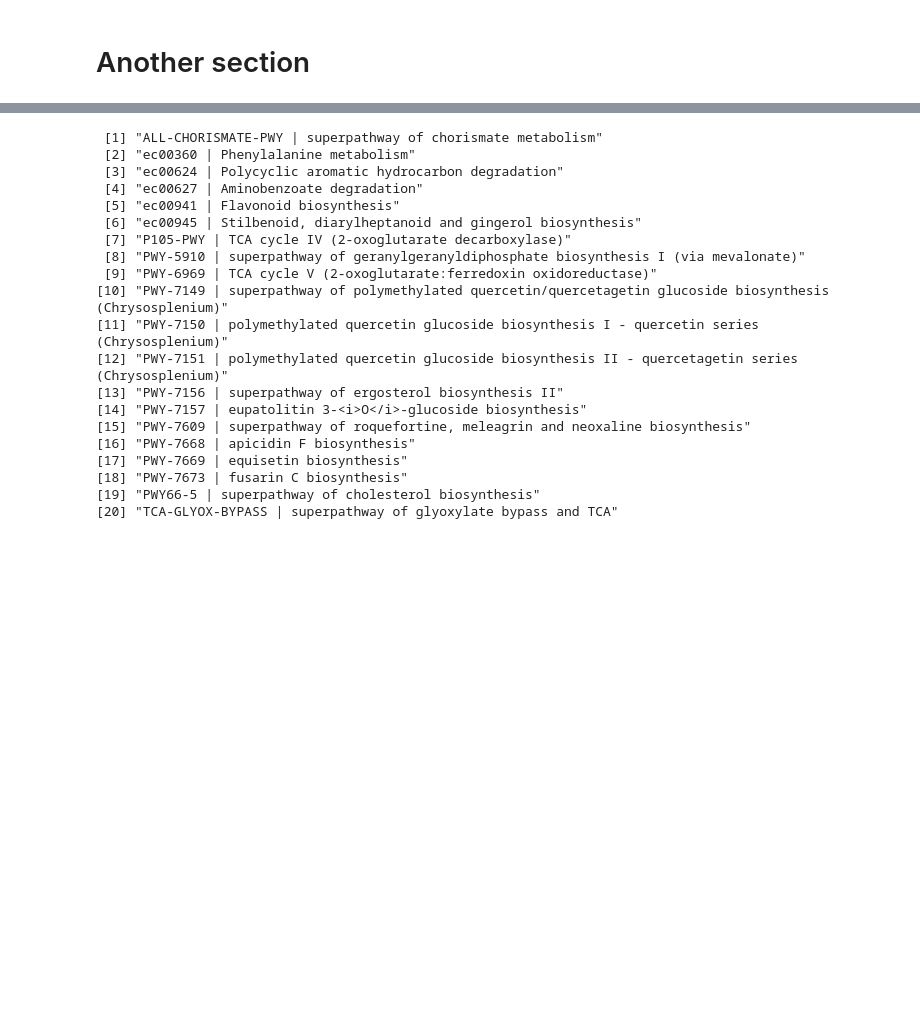
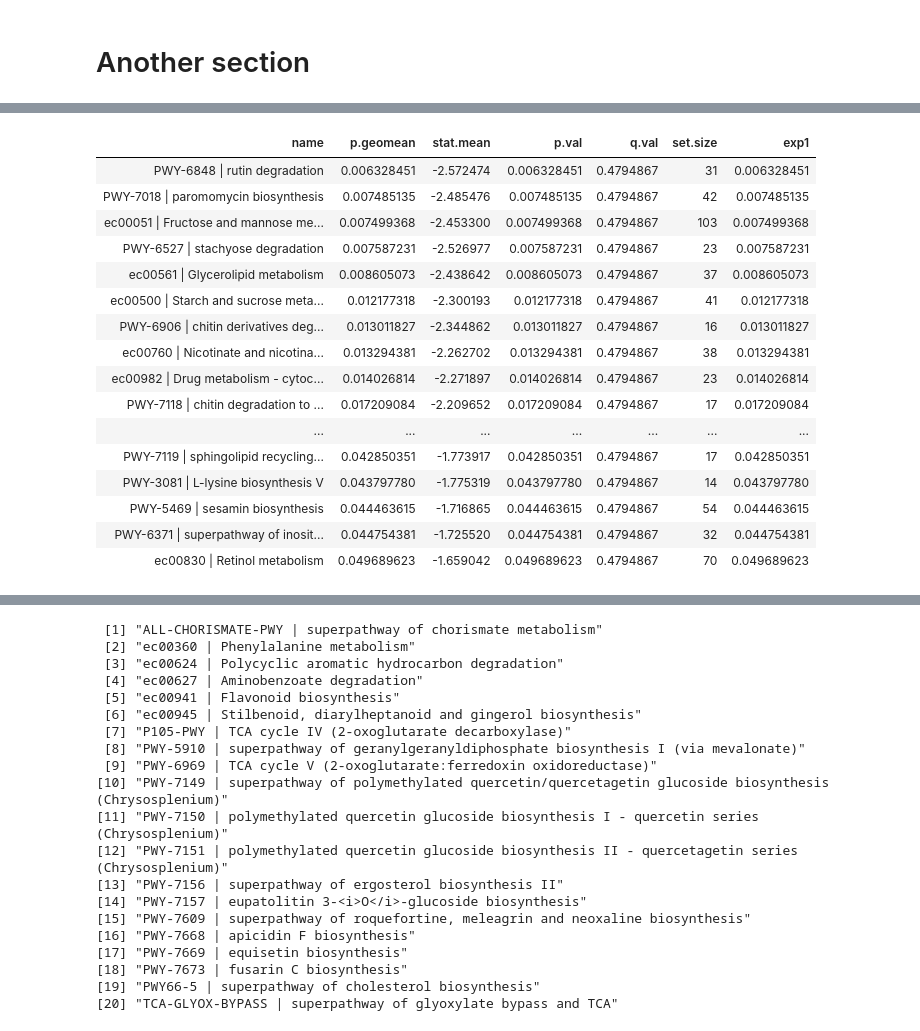
Before and after one commit to clintko/HTS2018_Notes, a Jupyter notebook: 23_gene_set_analysis.ipynb, the cells around one changed output, grey strips where cells are left out. Drawn from its saved outputs; the diff is of its cells as text; code cells hidden in the pictures; blank space fills up the shorter version.

```diff
--- a/23_gene_set_analysis.ipynb
+++ b/23_gene_set_analysis.ipynb
@@ -301,0 +360,20 @@ tmp4 <- gageres_strain_tc[["less"]]  %>% as.data.frame %>% rownames_to_column("n
+# %%
+tmp3
+# %% [output]
+| name | p.geomean | stat.mean | p.val | q.val | set.size | exp1 |
+| PWY-6848 | rutin degradation | 0.006328451 | -2.572474 | 0.006328451 | 0.4794867 | 31 | 0.006328451 |
+| PWY-7018 | paromomycin biosynthesis | 0.007485135 | -2.485476 | 0.007485135 | 0.4794867 | 42 | 0.007485135 |
+| ec00051 | Fructose and mannose me... | 0.007499368 | -2.453300 | 0.007499368 | 0.4794867 | 103 | 0.007499368 |
+| PWY-6527 | stachyose degradation | 0.007587231 | -2.526977 | 0.007587231 | 0.4794867 | 23 | 0.007587231 |
+| ec00561 | Glycerolipid metabolism | 0.008605073 | -2.438642 | 0.008605073 | 0.4794867 | 37 | 0.008605073 |
+| ec00500 | Starch and sucrose meta... | 0.012177318 | -2.300193 | 0.012177318 | 0.4794867 | 41 | 0.012177318 |
+| PWY-6906 | chitin derivatives deg... | 0.013011827 | -2.344862 | 0.013011827 | 0.4794867 | 16 | 0.013011827 |
+| ec00760 | Nicotinate and nicotina... | 0.013294381 | -2.262702 | 0.013294381 | 0.4794867 | 38 | 0.013294381 |
+| ec00982 | Drug metabolism - cytoc... | 0.014026814 | -2.271897 | 0.014026814 | 0.4794867 | 23 | 0.014026814 |
+| PWY-7118 | chitin degradation to ... | 0.017209084 | -2.209652 | 0.017209084 | 0.4794867 | 17 | 0.017209084 |
+| ... | ... | ... | ... | ... | ... | ... |
+| PWY-7119 | sphingolipid recycling... | 0.042850351 | -1.773917 | 0.042850351 | 0.4794867 | 17 | 0.042850351 |
+| PWY-3081 | L-lysine biosynthesis V | 0.043797780 | -1.775319 | 0.043797780 | 0.4794867 | 14 | 0.043797780 |
+| PWY-5469 | sesamin biosynthesis | 0.044463615 | -1.716865 | 0.044463615 | 0.4794867 | 54 | 0.044463615 |
+| PWY-6371 | superpathway of inosit... | 0.044754381 | -1.725520 | 0.044754381 | 0.4794867 | 32 | 0.044754381 |
+| ec00830 | Retinol metabolism | 0.049689623 | -1.659042 | 0.049689623 | 0.4794867 | 70 | 0.049689623 |
```
Also changed, not shown: parts of 25 cells of this notebook, 16 other files.
